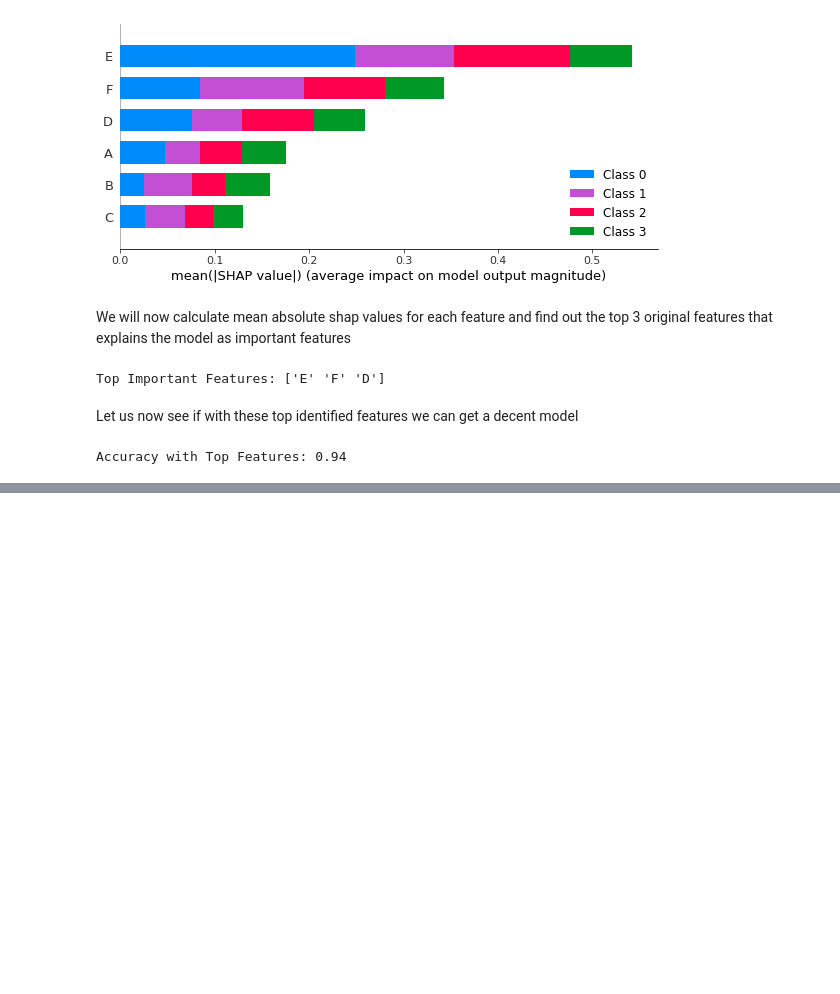
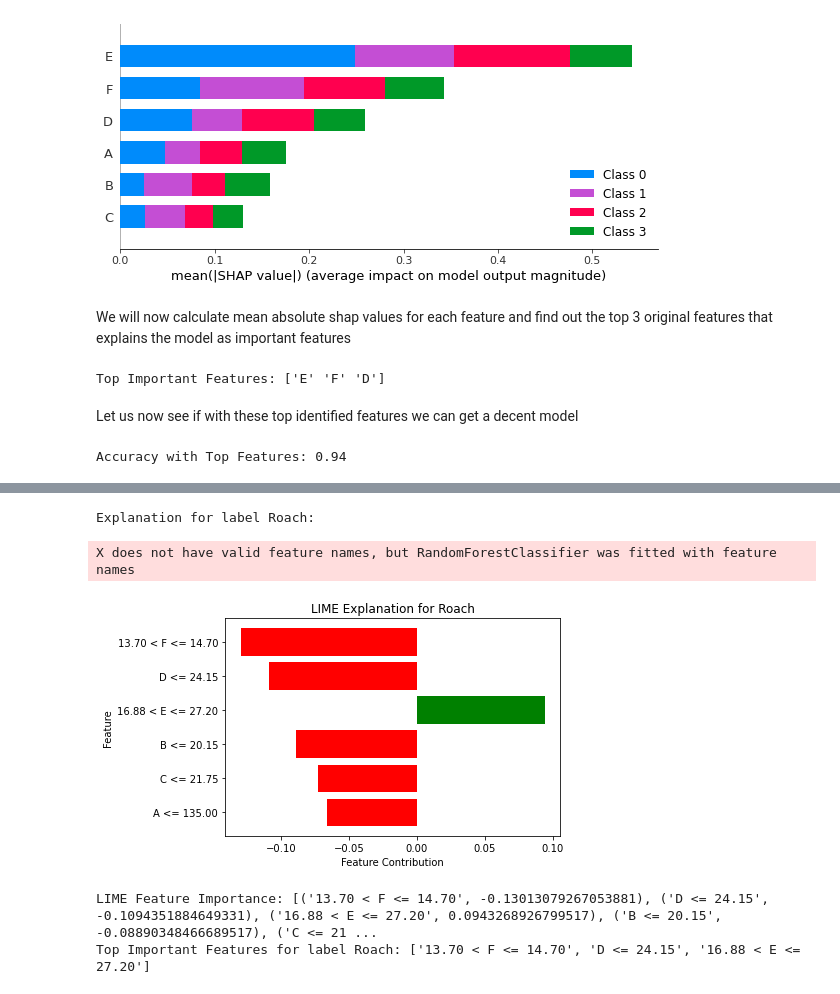
Before and after one commit to syednayeemridwan/data-science-projects, a Jupyter notebook: Explainable AI PCA Visualization/PCA back-transformation visualization.ipynb, the cells around one changed output, grey strips where cells are left out. Cells and saved outputs as stored; diff of their text form; code cells hidden in the pictures; blank space fills up the shorter version.

```diff
--- a/Explainable AI PCA Visualization/PCA back-transformation visualization.ipynb
+++ b/Explainable AI PCA Visualization/PCA back-transformation visualization.ipynb
@@ -94,0 +177,9 @@ Accuracy with Top Features: 0.94
+# %%
+explanations = {}
+find_explanation("Roach", clf)
+# %% [output]
+Explanation for label Roach:
+X does not have valid feature names, but RandomForestClassifier was fitted with feature names
+[figure, added]
+LIME Feature Importance: [('13.70 < F <= 14.70', -0.13013079267053881), ('D <= 24.15', -0.1094351884649331), ('16.88 < E <= 27.20', 0.0943268926799517), ('B <= 20.15', -0.08890348466689517), ('C <= 21 ...
+Top Important Features for label Roach: ['13.70 < F <= 14.70', 'D <= 24.15', '16.88 < E <= 27.20']
```
Also changed, not shown: parts of 16 cells of this notebook.
